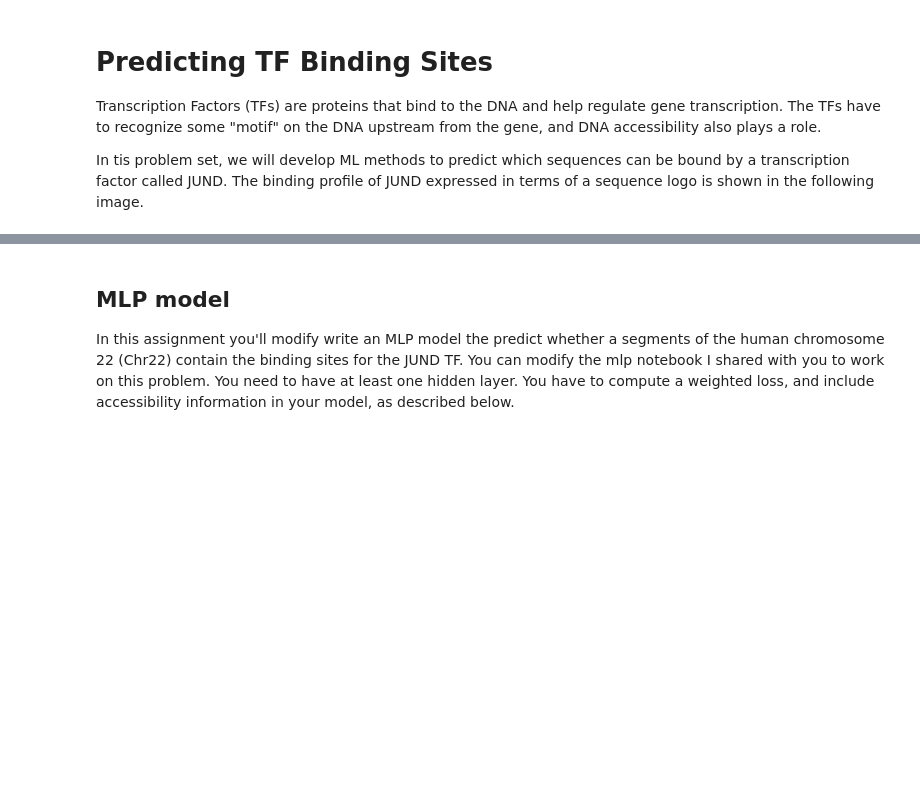
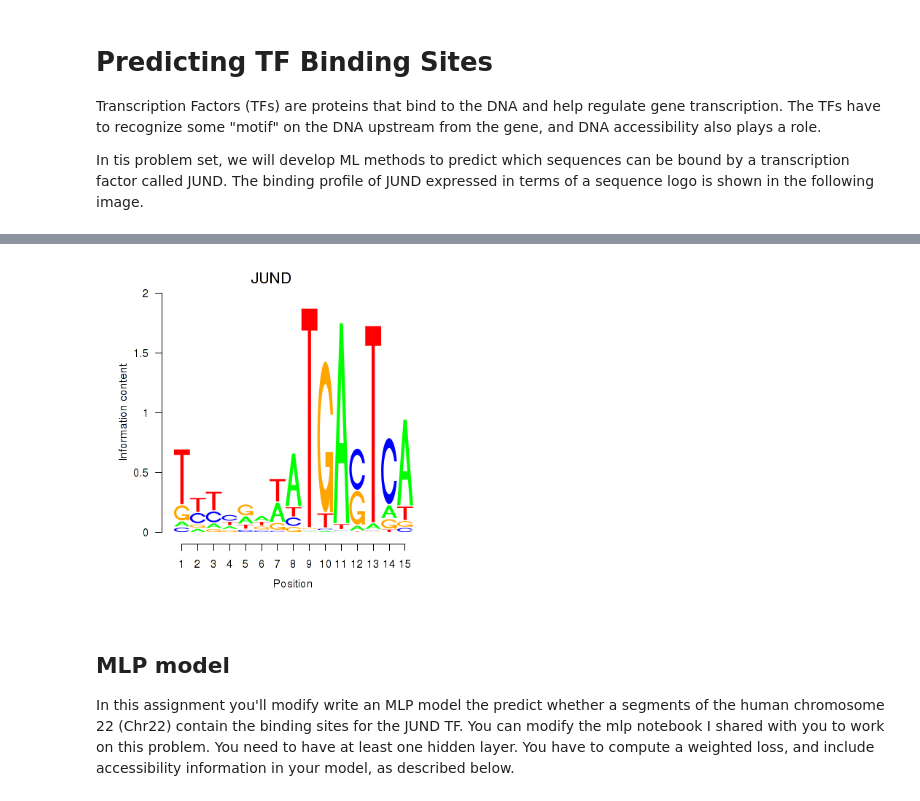
Before and after one commit to xhxuciedu/CS284A, a Jupyter notebook: TF_motif_prediction.ipynb, the cells around one changed output, grey strips where cells are left out. Saved outputs shown, nothing was run; the diff lists cells and outputs as text; code cells hidden in the pictures; blank space fills up the shorter version.

```diff
--- a/TF_motif_prediction.ipynb
+++ b/TF_motif_prediction.ipynb
@@ -8,5 +8,6 @@ Transcription Factors (TFs) are proteins that bind to the DNA and help regulate
 In tis problem set, we will develop ML methods to predict which sequences can be bound by a transcription factor called JUND.  The binding profile of JUND expressed in terms of a sequence logo is shown in the following image.
 # %%
 # get the image
-Image(url="https://www.ismara.unibas.ch/ISMARA/scratch/NHBE_SC2/ismara_report/logos/JUND.png", width=350, height=300)
+from IPython import display
+display.Image("https://www.ismara.unibas.ch/ISMARA/scratch/NHBE_SC2/ismara_report/logos/JUND.png", width=350)
 # %% [output]
@@ -14,3 +14,4 @@ Image(url="https://www.ismara.unibas.ch/ISMARA/scratch/NHBE_SC2/ismara_report/lo
+[figure, added]
 # %% [markdown]
 
 ## MLP model
```
Also changed, not shown: parts of 12 cells of this notebook.
